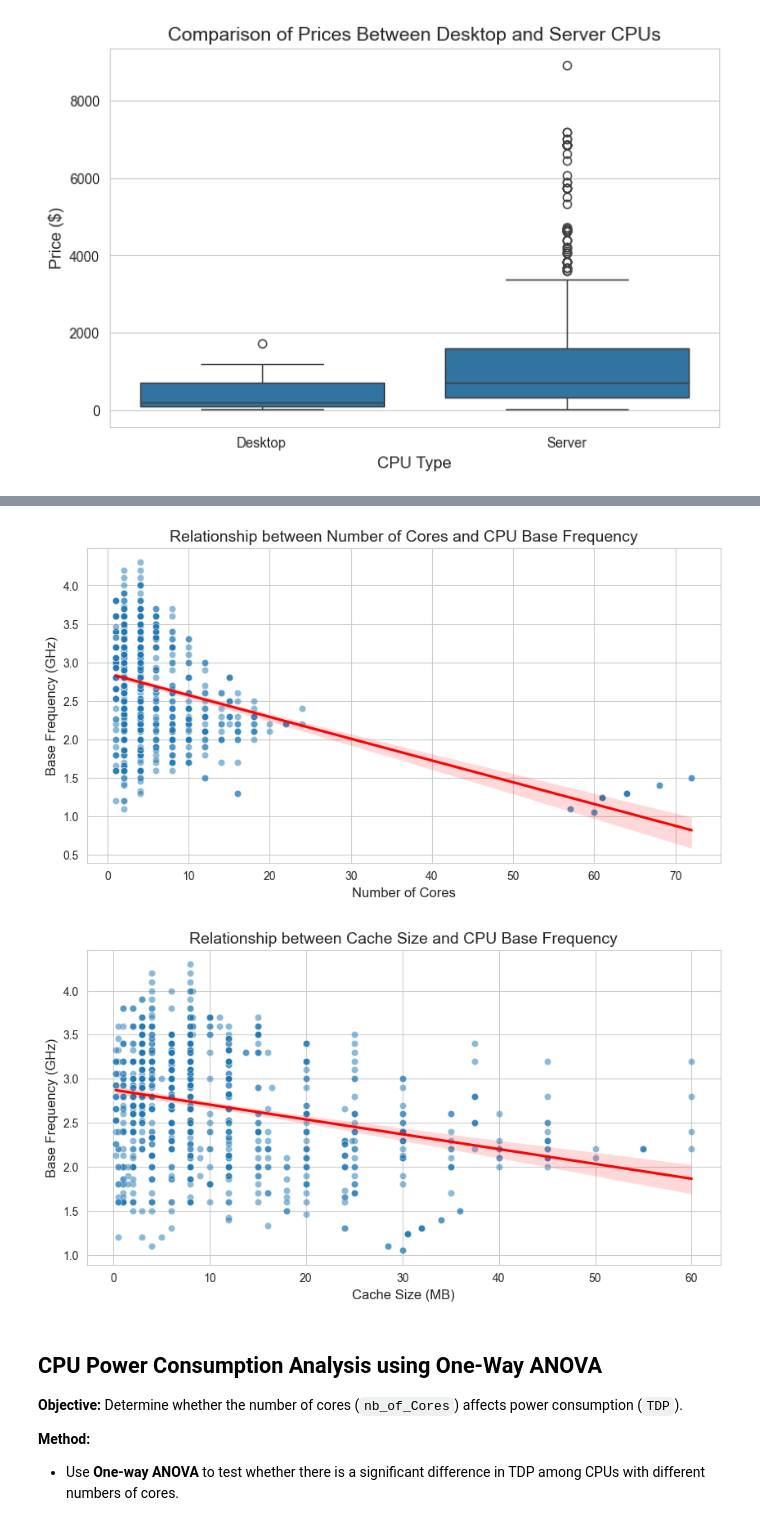
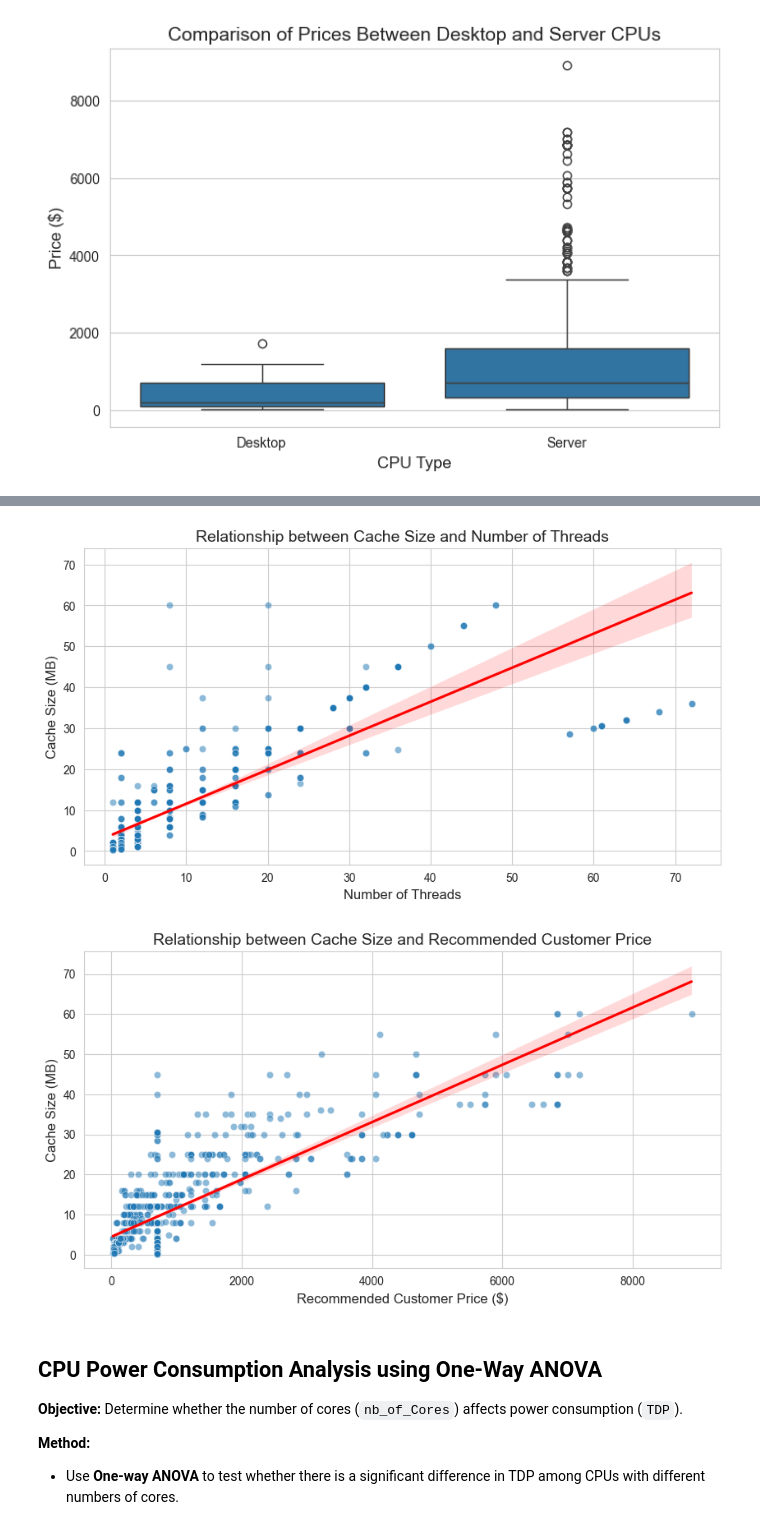
Before and after one commit to Susantoco/CPUs_Analysis, a Jupyter notebook: CPU_Analysic.ipynb, the cells around one changed output, grey strips where cells are left out. Drawn from its saved outputs; the diff is of its cells as text; code cells hidden in the pictures.

Commit message:
Add files via upload
Cache size

```diff
--- a/CPU_Analysic.ipynb
+++ b/CPU_Analysic.ipynb
@@ -1026,26 +1031,26 @@ Notes:
 # %%
 sns.set_style("whitegrid")
 
 # Plot the relationship between number of cores and base frequency
 plt.figure(figsize=(10, 5))
-sns.scatterplot(x=df_filtered["nb_of_Cores"], y=df_filtered["Processor_Base_Frequency"], alpha=0.5)
-sns.regplot(x=df_filtered["nb_of_Cores"], y=df_filtered["Processor_Base_Frequency"], scatter=False, color="red")
-plt.title("Relationship between Number of Cores and CPU Base Frequency", fontsize=14)
-plt.xlabel("Number of Cores", fontsize=12)
-plt.ylabel("Base Frequency (GHz)", fontsize=12)
+sns.scatterplot(x=df_filtered["nb_of_Threads"], y=df_filtered["Cache_Size"], alpha=0.5)
+sns.regplot(x=df_filtered["nb_of_Threads"], y=df_filtered["Cache_Size"], scatter=False, color="red")
+plt.title("Relationship between Cache Size and Number of Threads", fontsize=14)
+plt.xlabel("Number of Threads", fontsize=12)
+plt.ylabel("Cache Size (MB)", fontsize=12)
 plt.show()
 
 # Plot the relationship between cache size and base frequency
 plt.figure(figsize=(10, 5))
-sns.scatterplot(x=df_filtered["Cache_Size"], y=df_filtered["Processor_Base_Frequency"], alpha=0.5)
-sns.regplot(x=df_filtered["Cache_Size"], y=df_filtered["Processor_Base_Frequency"], scatter=False, color="red")
-plt.title("Relationship between Cache Size and CPU Base Frequency", fontsize=14)
-plt.xlabel("Cache Size (MB)", fontsize=12)
-plt.ylabel("Base Frequency (GHz)", fontsize=12)
+sns.scatterplot(x=df_filtered["Recommended_Customer_Price"], y=df_filtered["Cache_Size"], alpha=0.5)
+sns.regplot(x=df_filtered["Recommended_Customer_Price"], y=df_filtered["Cache_Size"], scatter=False, color="red")
+plt.title("Relationship between Cache Size and Recommended Customer Price", fontsize=14)
+plt.xlabel("Recommended Customer Price ($)", fontsize=12)
+plt.ylabel("Cache Size (MB)", fontsize=12)
 plt.show()
 # %% [output]
-[figure, old version]
+[figure, new version]
-[figure, old version]
+[figure, new version]
 # %% [markdown]
 ## CPU Power Consumption Analysis using One-Way ANOVA
 
```
Also changed, not shown: parts of 12 cells of this notebook.
